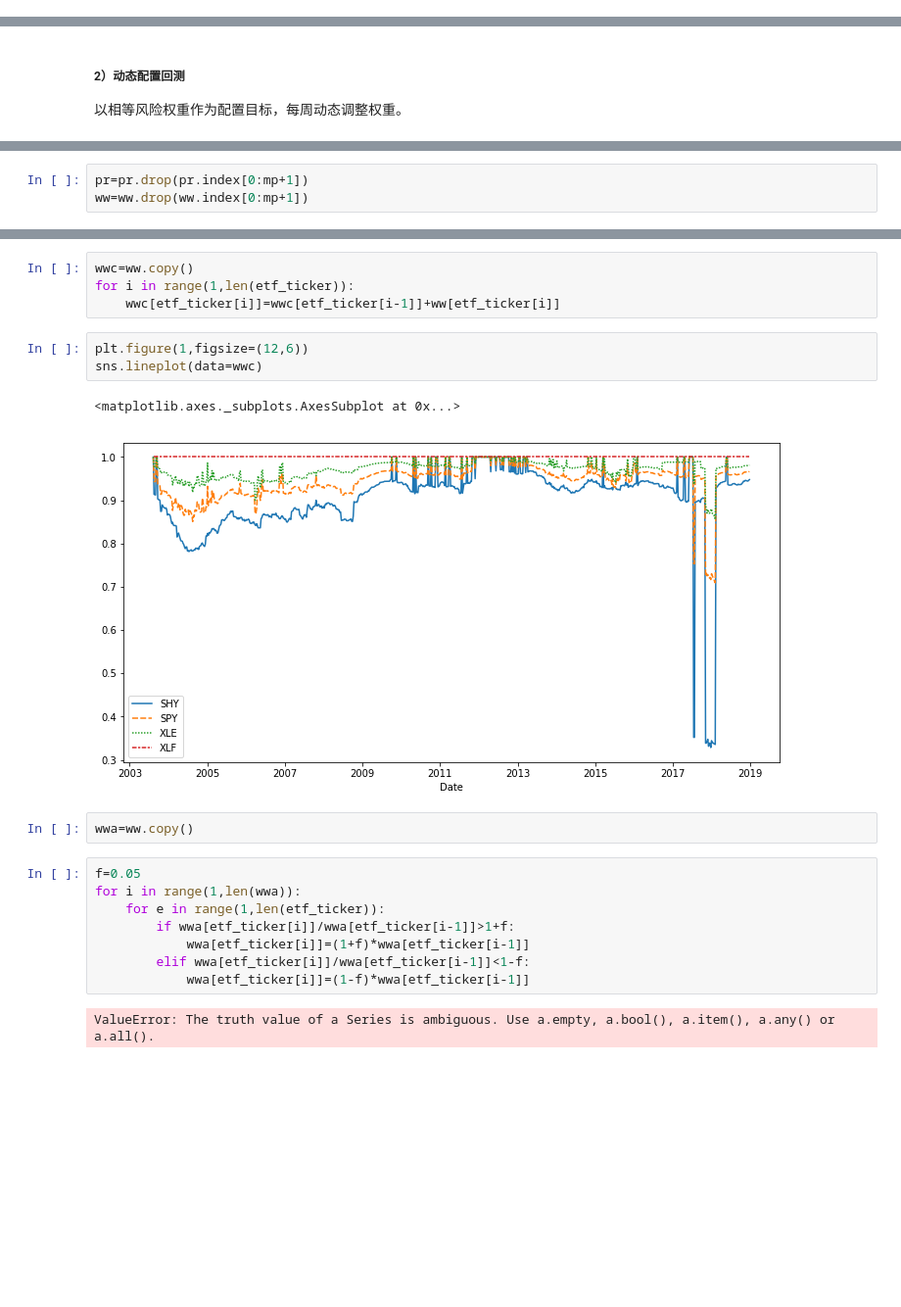
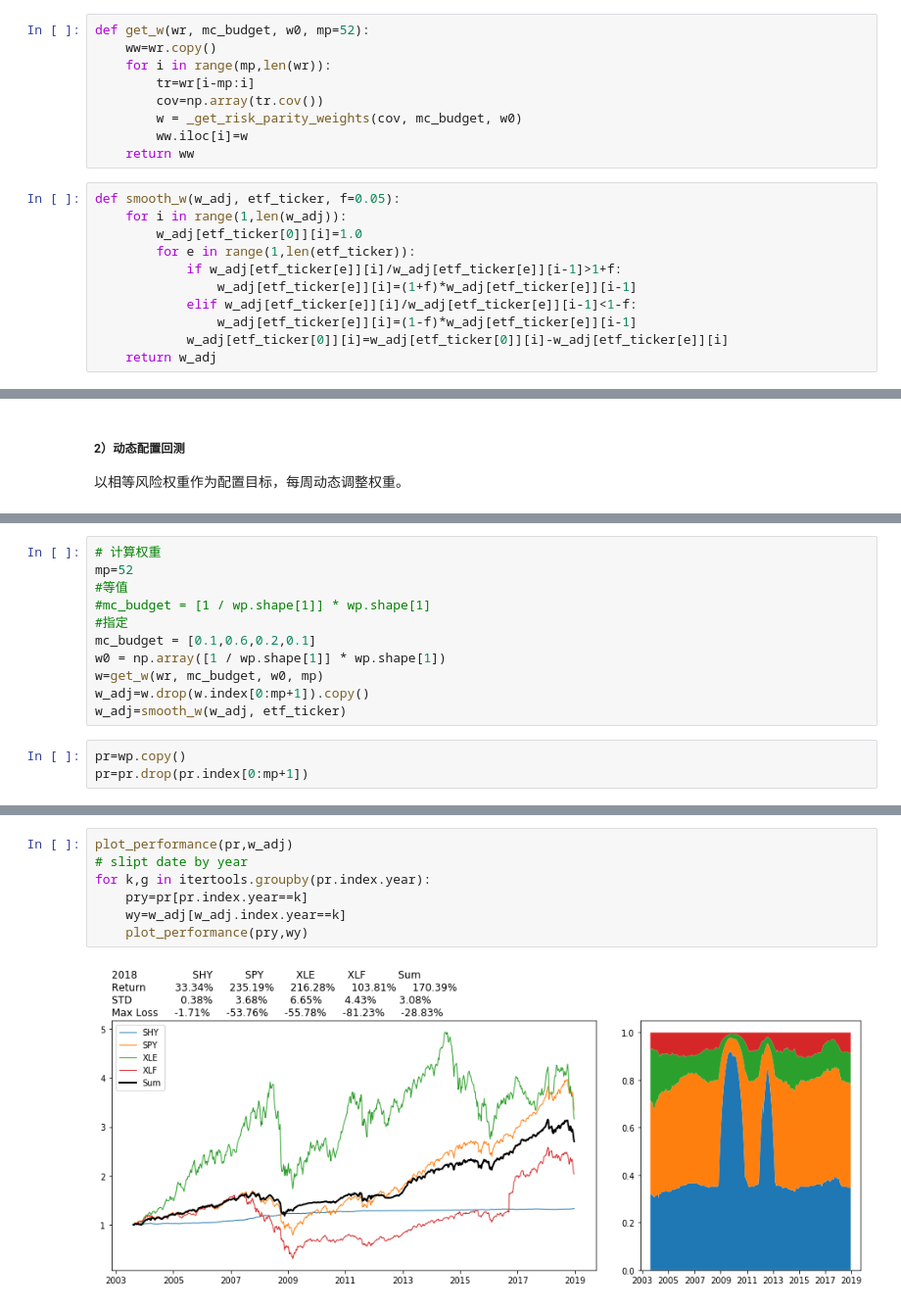
Before and after one commit to easy00000000/working_tencent_cloud, a Jupyter notebook: ETF Product/ETF美元基金产品计划书（二） 20190319.ipynb, the cells around one changed output, grey strips where cells are left out. Shown at 98% size. Cells and saved outputs as stored; diff of their text form; blank space fills up the shorter version.

```diff
--- a/ETF Product/ETF美元基金产品计划书（二） 20190319.ipynb
+++ b/ETF Product/ETF美元基金产品计划书（二） 20190319.ipynb
@@ -143,3 +144,23 @@ def calc_mc(w,cov):
             mc[i]=mc[i]+w[i]*w[j]*cov[i][j]
     mc=mc/mc.sum()
     return mc
+# %%
+def get_w(wr, mc_budget, w0, mp=52):
+    ww=wr.copy()
+    for i in range(mp,len(wr)):
+        tr=wr[i-mp:i]
+        cov=np.array(tr.cov())
+        w = _get_risk_parity_weights(cov, mc_budget, w0)
+        ww.iloc[i]=w
+    return ww
+# %%
+def smooth_w(w_adj, etf_ticker, f=0.05):
+    for i in range(1,len(w_adj)):
+        w_adj[etf_ticker[0]][i]=1.0
+        for e in range(1,len(etf_ticker)):
+            if w_adj[etf_ticker[e]][i]/w_adj[etf_ticker[e]][i-1]>1+f:
+                w_adj[etf_ticker[e]][i]=(1+f)*w_adj[etf_ticker[e]][i-1]
+            elif w_adj[etf_ticker[e]][i]/w_adj[etf_ticker[e]][i-1]<1-f:
+                w_adj[etf_ticker[e]][i]=(1-f)*w_adj[etf_ticker[e]][i-1]
+            w_adj[etf_ticker[0]][i]=w_adj[etf_ticker[0]][i]-w_adj[etf_ticker[e]][i]
+    return w_adj
@@ -219,3 +295,14 @@ pr['Sum']=pr.sum(axis=1)
+# %%
+# 计算权重
+mp=52
+#等值
+#mc_budget = [1 / wp.shape[1]] * wp.shape[1]
+#指定
+mc_budget = [0.1,0.6,0.2,0.1]
+w0 = np.array([1 / wp.shape[1]] * wp.shape[1])
+w=get_w(wr, mc_budget, w0, mp)
+w_adj=w.drop(w.index[0:mp+1]).copy()
+w_adj=smooth_w(w_adj, etf_ticker)
 # %%
+pr=wp.copy()
 pr=pr.drop(pr.index[0:mp+1])
-ww=ww.drop(ww.index[0:mp+1])
@@ -237,22 +309,9 @@ sns.lineplot(data=wpn['SPY'])
-# %%
-wwc=ww.copy()
-for i in range(1,len(etf_ticker)):
-    wwc[etf_ticker[i]]=wwc[etf_ticker[i-1]]+ww[etf_ticker[i]]
-# %%
-plt.figure(1,figsize=(12,6))
-sns.lineplot(data=wwc)
-# %% [output]
-<matplotlib.axes._subplots.AxesSubplot at 0x...>
-[figure, removed]
-# %%
-wwa=ww.copy()
-# %%
-f=0.05
-for i in range(1,len(wwa)):
-    for e in range(1,len(etf_ticker)):
-        if wwa[etf_ticker[i]]/wwa[etf_ticker[i-1]]>1+f:
-            wwa[etf_ticker[i]]=(1+f)*wwa[etf_ticker[i-1]]
-        elif wwa[etf_ticker[i]]/wwa[etf_ticker[i-1]]<1-f:
-            wwa[etf_ticker[i]]=(1-f)*wwa[etf_ticker[i-1]]
-# %% [output]
-ValueError: The truth value of a Series is ambiguous. Use a.empty, a.bool(), a.item(), a.any() or a.all().
+# %%
+plot_performance(pr,w_adj)
+# slipt date by year
+for k,g in itertools.groupby(pr.index.year):
+    pry=pr[pr.index.year==k]
+    wy=w_adj[w_adj.index.year==k]
+    plot_performance(pry,wy)
+# %% [output]
+[figure, added]
```
Also changed, not shown: parts of 10 cells of this notebook, 3 other files.
